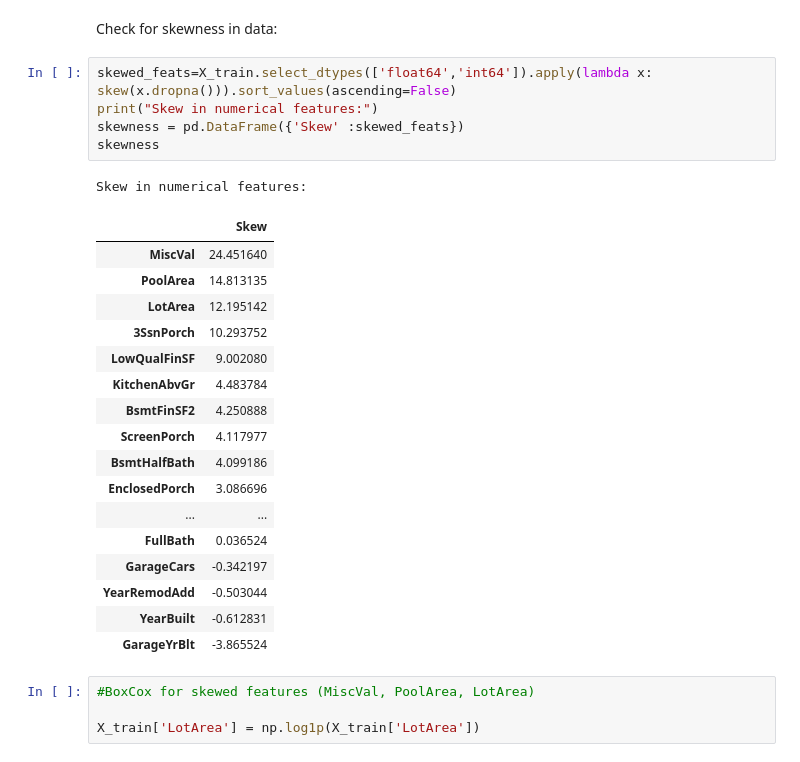
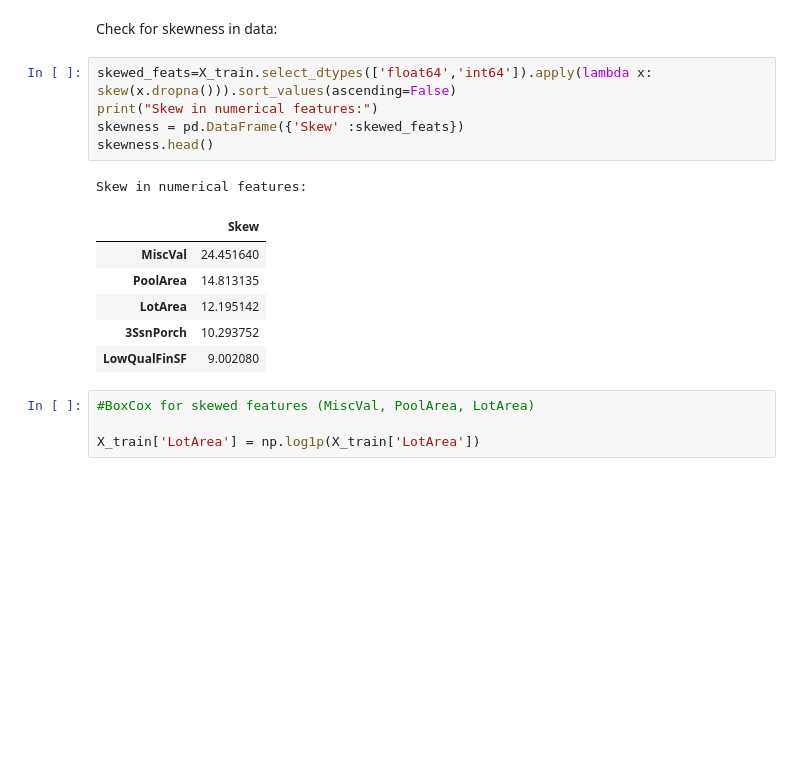
Before and after one commit to ariani86/Machine_Learning_Prohect, a Jupyter notebook: ML_ProjectCode.ipynb, the cells around one changed output. Drawn from its saved outputs; the diff is of its cells as text; blank space fills up the shorter version.

```diff
--- a/ML_ProjectCode.ipynb
+++ b/ML_ProjectCode.ipynb
@@ -219,27 +217,16 @@ Check for skewness in data:
 # %%
 skewed_feats=X_train.select_dtypes(['float64','int64']).apply(lambda x: skew(x.dropna())).sort_values(ascending=False)
 print("Skew in numerical features:")
 skewness = pd.DataFrame({'Skew' :skewed_feats})
-skewness
+skewness.head()
 # %% [output]
 Skew in numerical features:
 |  | Skew |
 | MiscVal | 24.451640 |
 | PoolArea | 14.813135 |
 | LotArea | 12.195142 |
 | 3SsnPorch | 10.293752 |
 | LowQualFinSF | 9.002080 |
-| KitchenAbvGr | 4.483784 |
-| BsmtFinSF2 | 4.250888 |
-| ScreenPorch | 4.117977 |
-| BsmtHalfBath | 4.099186 |
-| EnclosedPorch | 3.086696 |
-| ... | ... |
-| FullBath | 0.036524 |
-| GarageCars | -0.342197 |
-| YearRemodAdd | -0.503044 |
-| YearBuilt | -0.612831 |
-| GarageYrBlt | -3.865524 |
 # %%
 #BoxCox for skewed features (MiscVal, PoolArea, LotArea)
 
```
Also changed, not shown: parts of 34 cells of this notebook.
